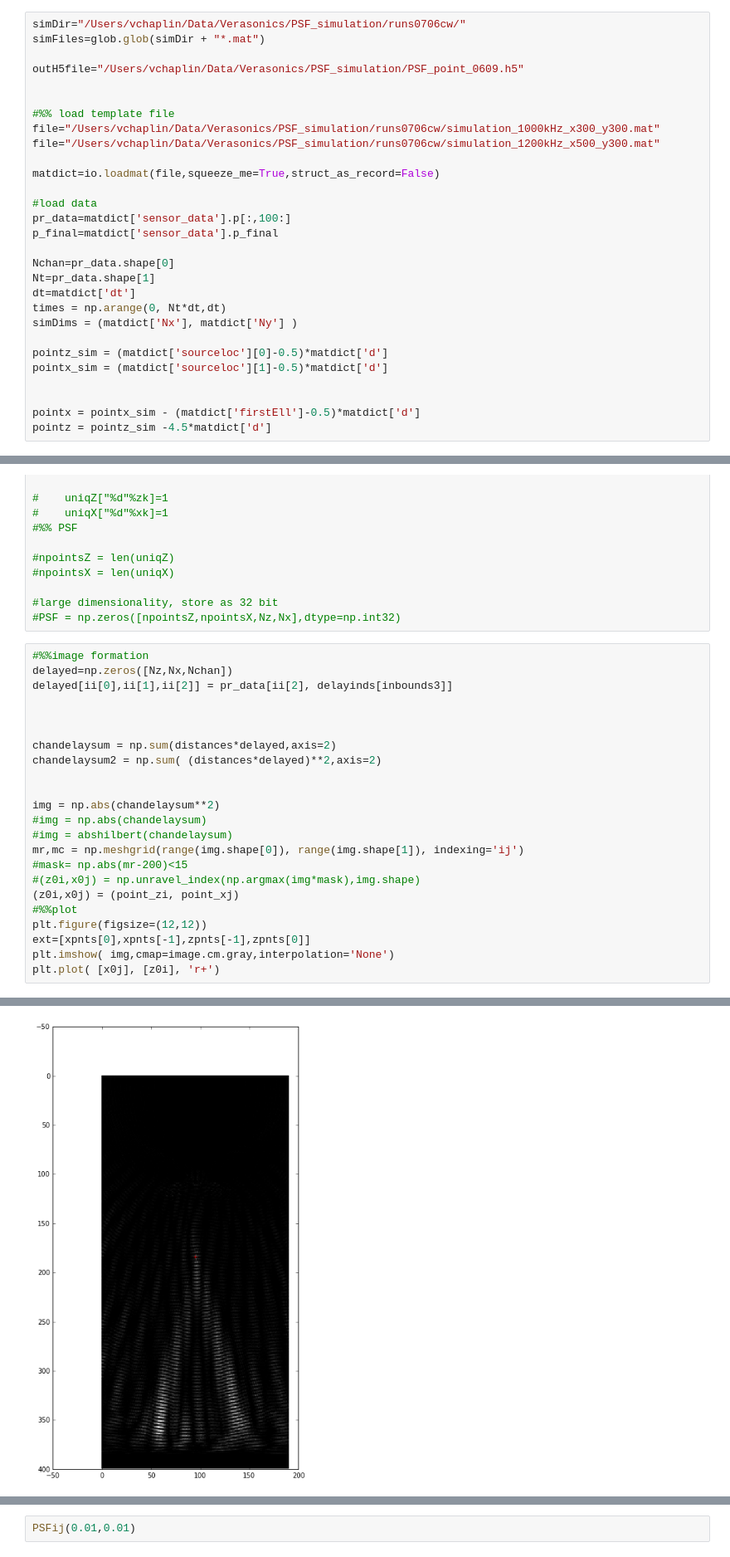
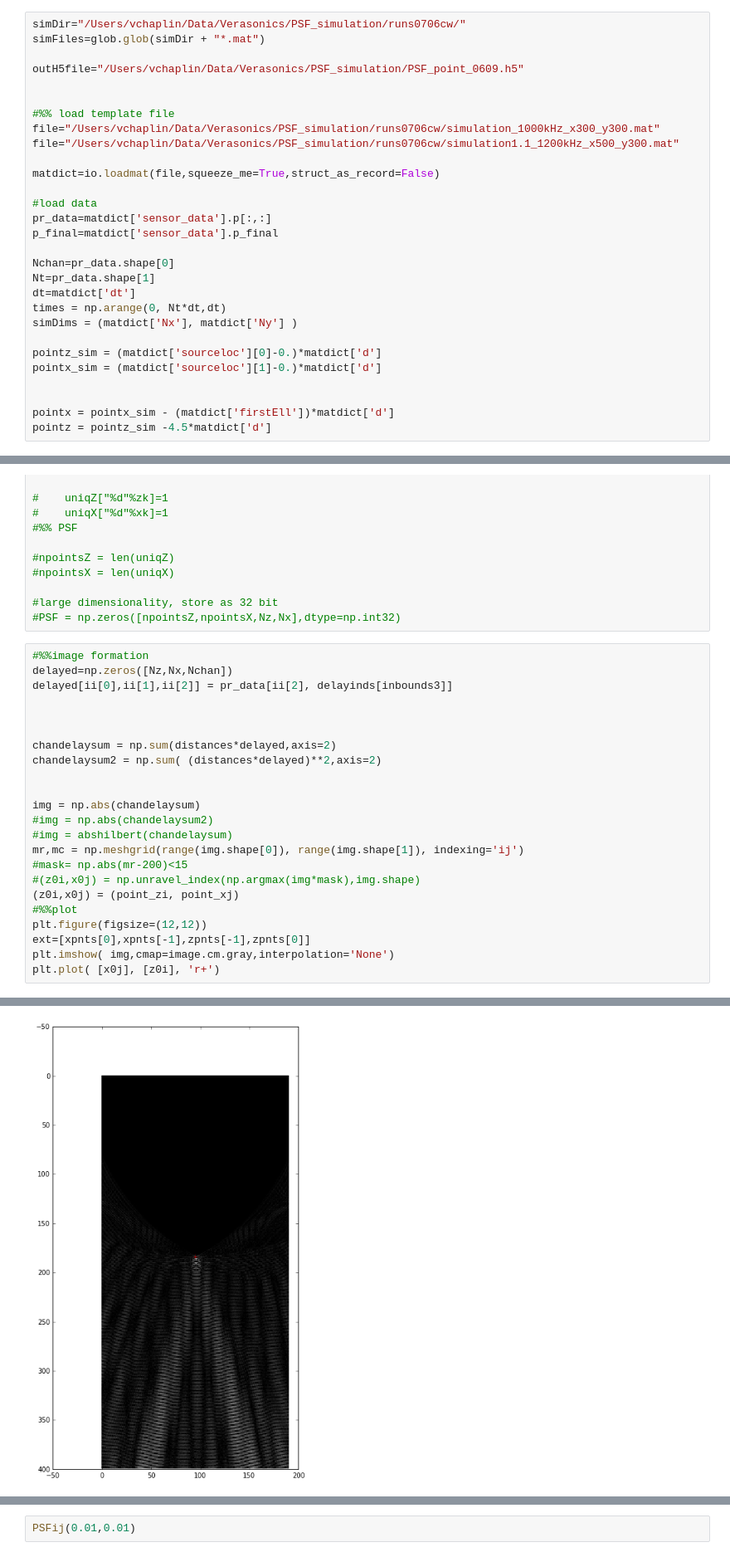
Before and after one commit to vlchaplin/VeraUSpub, a Jupyter notebook: py/PSF_recon.ipynb, the cells around one changed output, grey strips where cells are left out. Shown at 83% size. Cells and saved outputs as stored; diff of their text form.

```diff
--- a/py/PSF_recon.ipynb
+++ b/py/PSF_recon.ipynb
@@ -34,12 +34,12 @@ outH5file="/Users/vchaplin/Data/Verasonics/PSF_simulation/PSF_point_0609.h5"
 
 #%% load template file
 file="/Users/vchaplin/Data/Verasonics/PSF_simulation/runs0706cw/simulation_1000kHz_x300_y300.mat"
-file="/Users/vchaplin/Data/Verasonics/PSF_simulation/runs0706cw/simulation_1200kHz_x500_y300.mat"
+file="/Users/vchaplin/Data/Verasonics/PSF_simulation/runs0706cw/simulation1.1_1200kHz_x500_y300.mat"
 
 matdict=io.loadmat(file,squeeze_me=True,struct_as_record=False)
 
 #load data
-pr_data=matdict['sensor_data'].p[:,100:]
+pr_data=matdict['sensor_data'].p[:,:]
 p_final=matdict['sensor_data'].p_final
 
 Nchan=pr_data.shape[0]
@@ -48,11 +48,11 @@ dt=matdict['dt']
 times = np.arange(0, Nt*dt,dt)
 simDims = (matdict['Nx'], matdict['Ny'] )
 
-pointz_sim = (matdict['sourceloc'][0]-0.5)*matdict['d']
-pointx_sim = (matdict['sourceloc'][1]-0.5)*matdict['d']
+pointz_sim = (matdict['sourceloc'][0]-0.)*matdict['d']
+pointx_sim = (matdict['sourceloc'][1]-0.)*matdict['d']
 
 
-pointx = pointx_sim - (matdict['firstEll']-0.5)*matdict['d']
+pointx = pointx_sim - (matdict['firstEll'])*matdict['d']
 pointz = pointz_sim -4.5*matdict['d']
 # %%
 pointx
@@ -123,26 +123,26 @@ uniqX = {}
 # %%
 #%%image formation
 delayed=np.zeros([Nz,Nx,Nchan])
 delayed[ii[0],ii[1],ii[2]] = pr_data[ii[2], delayinds[inbounds3]]
 
 
 
 chandelaysum = np.sum(distances*delayed,axis=2)
 chandelaysum2 = np.sum( (distances*delayed)**2,axis=2)
 
 
-img = np.abs(chandelaysum**2)
-#img = np.abs(chandelaysum)
+img = np.abs(chandelaysum)
+#img = np.abs(chandelaysum2)
 #img = abshilbert(chandelaysum)
 mr,mc = np.meshgrid(range(img.shape[0]), range(img.shape[1]), indexing='ij')
 #mask= np.abs(mr-200)<15
 #(z0i,x0j) = np.unravel_index(np.argmax(img*mask),img.shape)
 (z0i,x0j) = (point_zi, point_xj)
 #%%plot
 plt.figure(figsize=(12,12))
 ext=[xpnts[0],xpnts[-1],zpnts[-1],zpnts[0]]
 plt.imshow( img,cmap=image.cm.gray,interpolation='None')
 plt.plot( [x0j], [z0i], 'r+')
 # %% [output]
 [<matplotlib.lines.Line2D at 0x...>]
-[figure, old version]
+[figure, new version]
```
Also changed, not shown: parts of 13 cells of this notebook.
